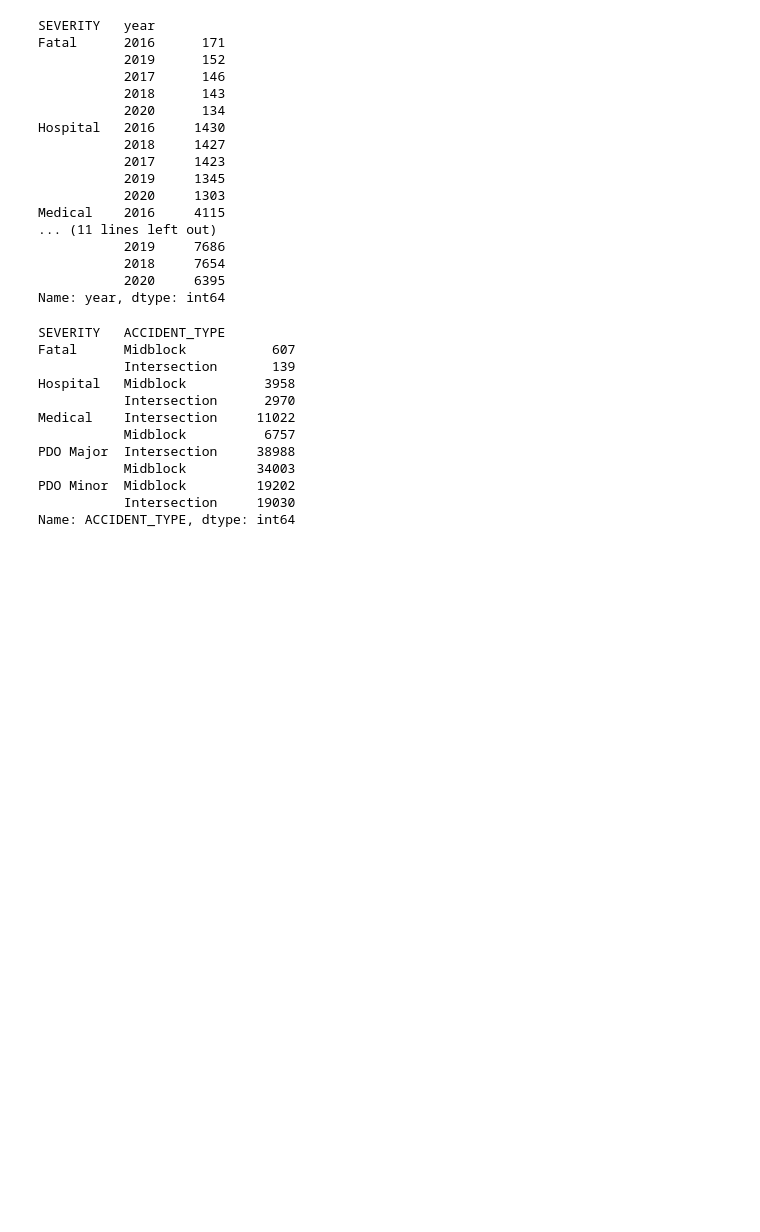
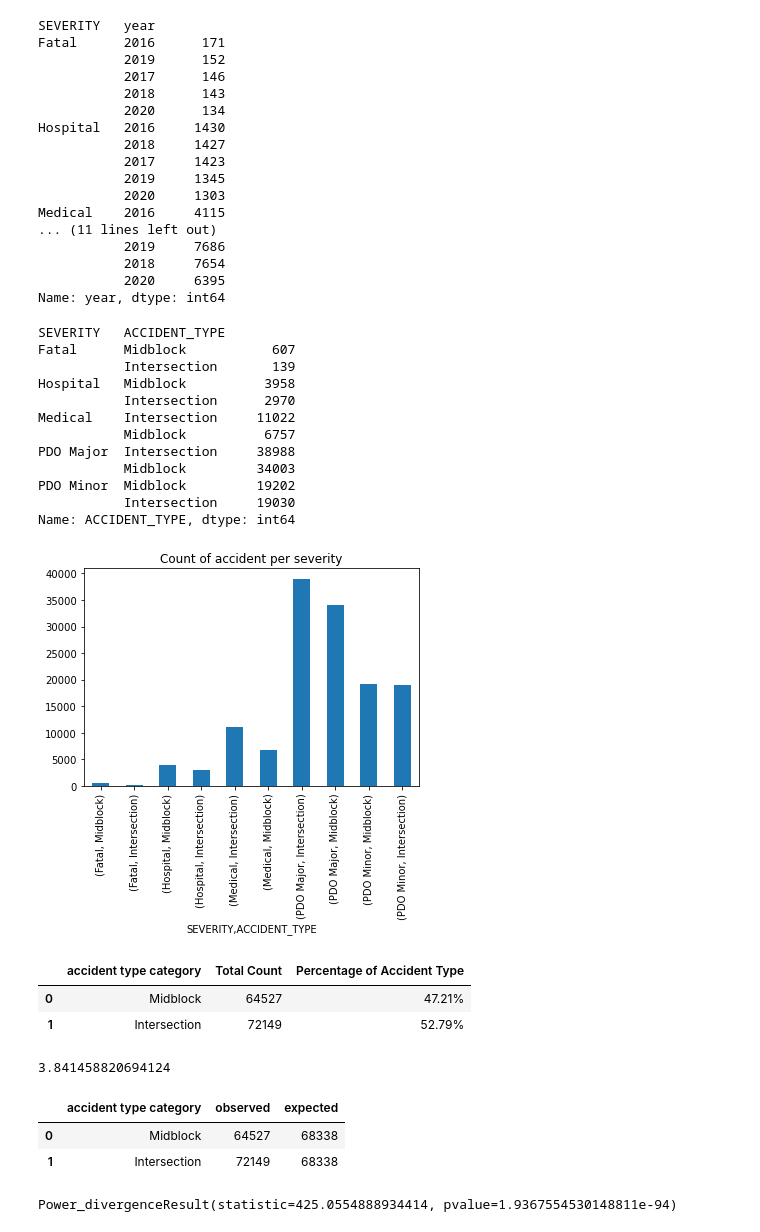
Before and after one commit to NZeinali/project_one, a Jupyter notebook: crash_beta.ipynb, the cells around one changed output. Drawn from its saved outputs; the diff is of its cells as text; code cells hidden in the pictures; blank space fills up the shorter version.

```diff
--- a/crash_beta.ipynb
+++ b/crash_beta.ipynb
@@ -165,3 +165,56 @@ PDO Major  Intersection     38988
 PDO Minor  Midblock         19202
            Intersection     19030
 Name: ACCIDENT_TYPE, dtype: int64
+# %%
+bar_plot_data = severity_type_groupby.plot.bar(rot='vertical',title='Count of accident per severity')
+# %% [output]
+[figure, added]
+# %%
+midblock = crash_data.loc[crash_data["ACCIDENT_TYPE"] == "Midblock"]
+midblock_count = len(midblock["ACC_ID"].unique())
+midblock_count
+
+intersection = crash_data.loc[crash_data["ACCIDENT_TYPE"] == "Intersection"]
+intersection_count = len(intersection["ACC_ID"].unique())
+intersection_count
+
+midblock_percentage = "{:.2f}%".format(midblock_count / crash_count * 100)
+midblock_percentage
+
+intersection_percentage = "{:.2f}%".format(intersection_count / crash_count * 100)
+intersection_percentage
+
+accident_summary = pd.DataFrame({
+    "accident type category":["Midblock", "Intersection"],
+    "Total Count":[midblock_count, intersection_count],
+    "Percentage of Accident Type":[midblock_percentage, intersection_percentage],})
+
+accident_summary
+# %% [output]
+|  | accident type category | Total Count | Percentage of Accident Type |
+| 0 | Midblock | 64527 | 47.21% |
+| 1 | Intersection | 72149 | 52.79% |
+# %%
+critical_value = st.chi2.ppf(q=0.95, df = 1)
+critical_value
+# %% [output]
+3.841458820694124
+# %%
+accident_data = crash_data.groupby('ACCIDENT_TYPE').count()['ACC_ID']
+accident_df = pd.DataFrame(accident_data)
+
+accident_stats = pd.DataFrame({
+    "accident type category":["Midblock", "Intersection"],
+    "observed":[midblock_count, intersection_count],
+    "expected":[68338, 68338],})
+accident_stats
+# %% [output]
+|  | accident type category | observed | expected |
+| 0 | Midblock | 64527 | 68338 |
+| 1 | Intersection | 72149 | 68338 |
+# %%
+st.chisquare(accident_stats['observed'], accident_stats['expected'])
+
+#reject null hypothesis - we conclude that the differences seen in number of accidents per type of accident are statistically significant.accident_stats
+# %% [output]
+Power_divergenceResult(statistic=425.0554888934414, pvalue=1.9367554530148811e-94)
```
Also changed, not shown: parts of 2 cells of this notebook.
